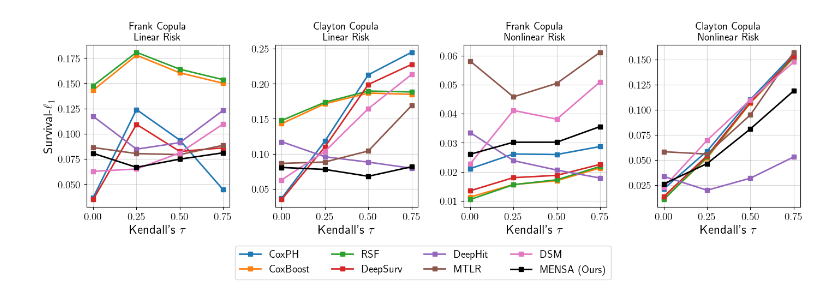
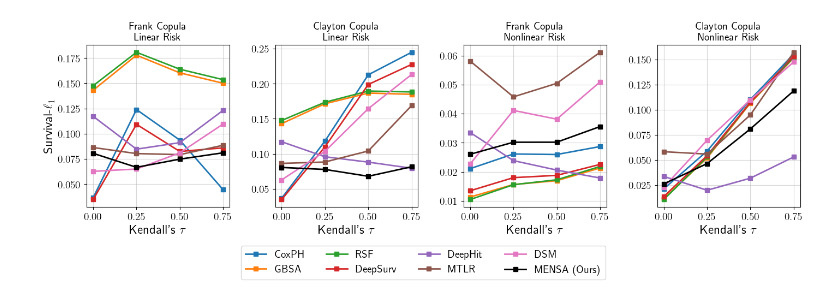
Before and after one commit to thecml/mensa, a Jupyter notebook: notebooks/plot_l1_survival.ipynb, the cells around one changed output. Cells and saved outputs as stored; diff of their text form; code cells hidden in the pictures.

```diff
--- a/notebooks/plot_l1_survival.ipynb
+++ b/notebooks/plot_l1_survival.ipynb
@@ -15,7 +15,7 @@ plt.rcParams.update({'axes.labelsize': 'large',
 def rename_model_names(df):
     model_name_mapping = {
         'coxph': 'CoxPH',
-        'coxboost': 'CoxBoost',
+        'coxboost': 'GBSA',
         'rsf': 'RSF',
         'deepsurv': 'DeepSurv',
         'deephit': 'DeepHit',
@@ -32,7 +32,7 @@ df = rename_model_names(df)
 # %%
 grouped_df = df.groupby(['ModelName', 'KTau', 'Linear', 'Copula'], as_index=False)['L1'].mean()
 
-model_names = ["CoxPH", "CoxBoost", "RSF", "DeepSurv", 'DeepHit', "MTLR", "DSM", "MENSA (Ours)"]
+model_names = ["CoxPH", "GBSA", "RSF", "DeepSurv", 'DeepHit', "MTLR", "DSM", "MENSA (Ours)"]
 
 # Create a 1x4 subplot layout
 fig, axs = plt.subplots(1, 4, figsize=(14, 4), constrained_layout=True,
@@ -62,31 +62,31 @@ for idx, (copula, linear) in enumerate(copula_linear_pairs):
     for i, model_name in enumerate(model_names):
         model_data = plot_data[plot_data['ModelName'] == model_name]
 
         is_last = (model_name == "MENSA (Ours)")
 
         line, = ax.plot(model_data['KTau'], model_data['L1'],
                         color=f"C{i}" if not is_last else '#000000', alpha=1,
                         marker='s', label=model_name,
                         linewidth=2, markersize=6)
 
         # Collect handles and labels for the legend if not already included
         if model_name not in labels:
             handles.append(line)
             labels.append(model_name)
 
     # Set the y-axis and x-axis labels, title, and grid
     ax.set_xlabel(r"Kendall's $\tau$")
     ax.set_title(f"{copula.capitalize()} Copula\n" + ("Linear Risk" if linear else "Nonlinear Risk"))
     ax.grid(True, alpha=0.5)
     ax.set_xticks([0, 0.25, 0.5, 0.75])
 
     if idx == 0:
         ax.set_ylabel(r"Survival-$\ell_{1}$")
 
 # Create a shared legend below the plot
 fig.legend(handles, labels, loc='upper center', bbox_to_anchor=(0.5, -0.01), ncol=4)
 
 # Save the figure
 fig.savefig(f"{cfg.PLOTS_DIR}/survival_l1.pdf", format='pdf', bbox_inches='tight')
 # %% [output]
-[figure, old version]
+[figure, new version]
```
Also changed, not shown: 2 other files.
